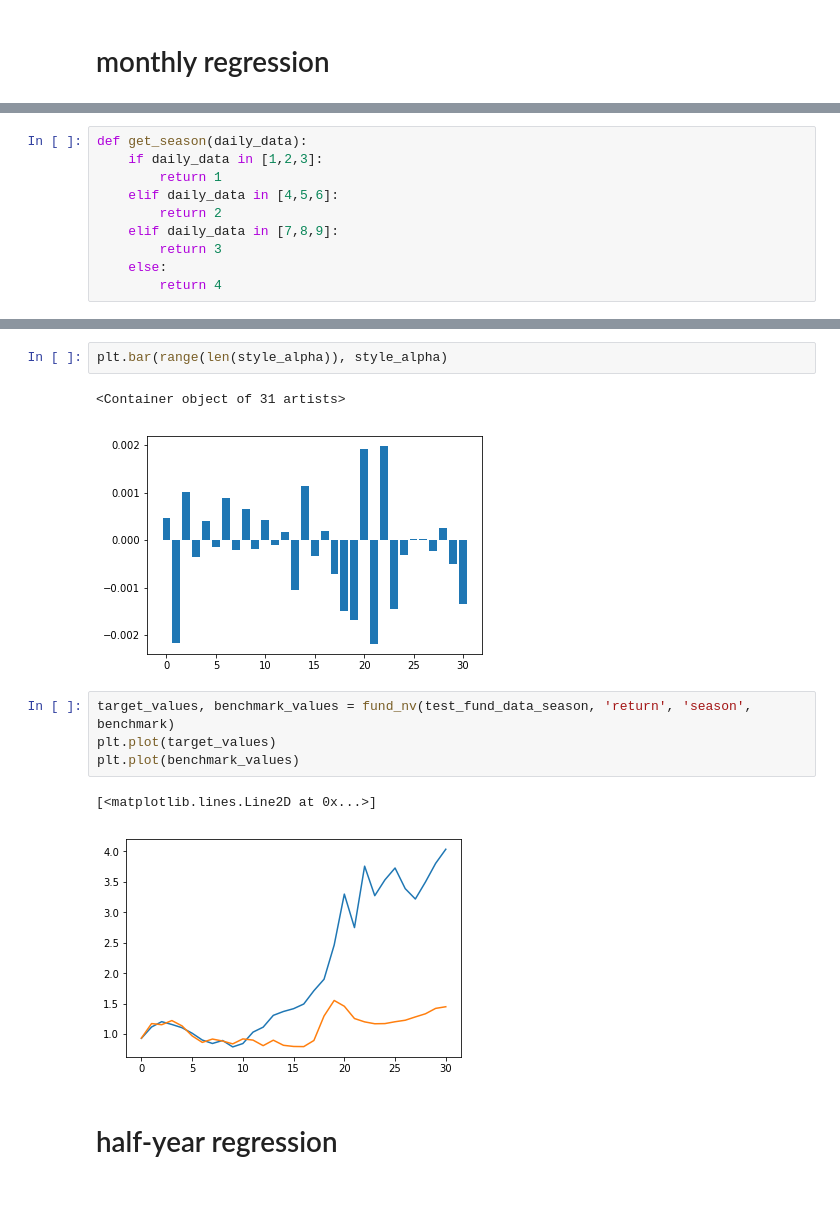
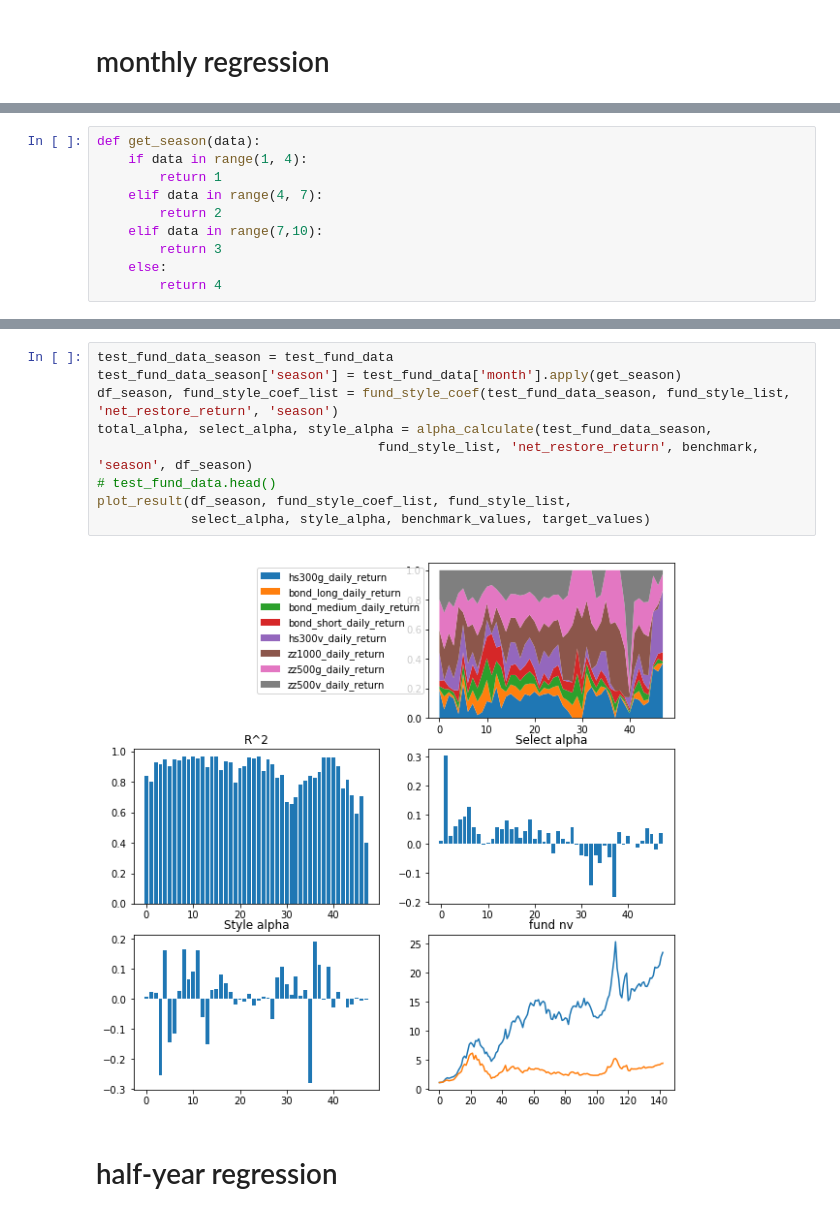
Before and after one commit to tnbaby/FileTransfer, a Jupyter notebook: daily_regression_analysis.ipynb, the cells around one changed output, grey strips where cells are left out. Saved outputs shown, nothing was run; the diff lists cells and outputs as text.

```diff
--- a/daily_regression_analysis.ipynb
+++ b/daily_regression_analysis.ipynb
@@ -193,10 +244,10 @@ plt.plot(benchmark_values)
 # %%
-def get_season(daily_data):
-    if daily_data in [1,2,3]:
+def get_season(data):
+    if data in range(1, 4):
         return 1
-    elif daily_data in [4,5,6]:
+    elif data in range(4, 7):
         return 2
-    elif daily_data in [7,8,9]:
+    elif data in range(7,10):
         return 3
     else:
         return 4
@@ -227,15 +254,14 @@ plt.bar(range(len(select_alpha)), select_alpha)
-# %%
-plt.bar(range(len(style_alpha)), style_alpha)
-# %% [output]
-<Container object of 31 artists>
-[figure, removed]
-# %%
-target_values, benchmark_values = fund_nv(test_fund_data_season, 'return', 'season', benchmark)
-plt.plot(target_values)
-plt.plot(benchmark_values)
-# %% [output]
-[<matplotlib.lines.Line2D at 0x...>]
-[figure, removed]
+# %%
+test_fund_data_season = test_fund_data
+test_fund_data_season['season'] = test_fund_data['month'].apply(get_season)
+df_season, fund_style_coef_list = fund_style_coef(test_fund_data_season, fund_style_list, 'net_restore_return', 'season')
+total_alpha, select_alpha, style_alpha = alpha_calculate(test_fund_data_season,
+                                    fund_style_list, 'net_restore_return', benchmark, 'season', df_season)
+# test_fund_data.head()
+plot_result(df_season, fund_style_coef_list, fund_style_list,
+            select_alpha, style_alpha, benchmark_values, target_values)
+# %% [output]
+[figure, added]
 # %% [markdown]
 # half-year regression
 # %%
```
Also changed, not shown: parts of 45 cells of this notebook, 1 other file.
